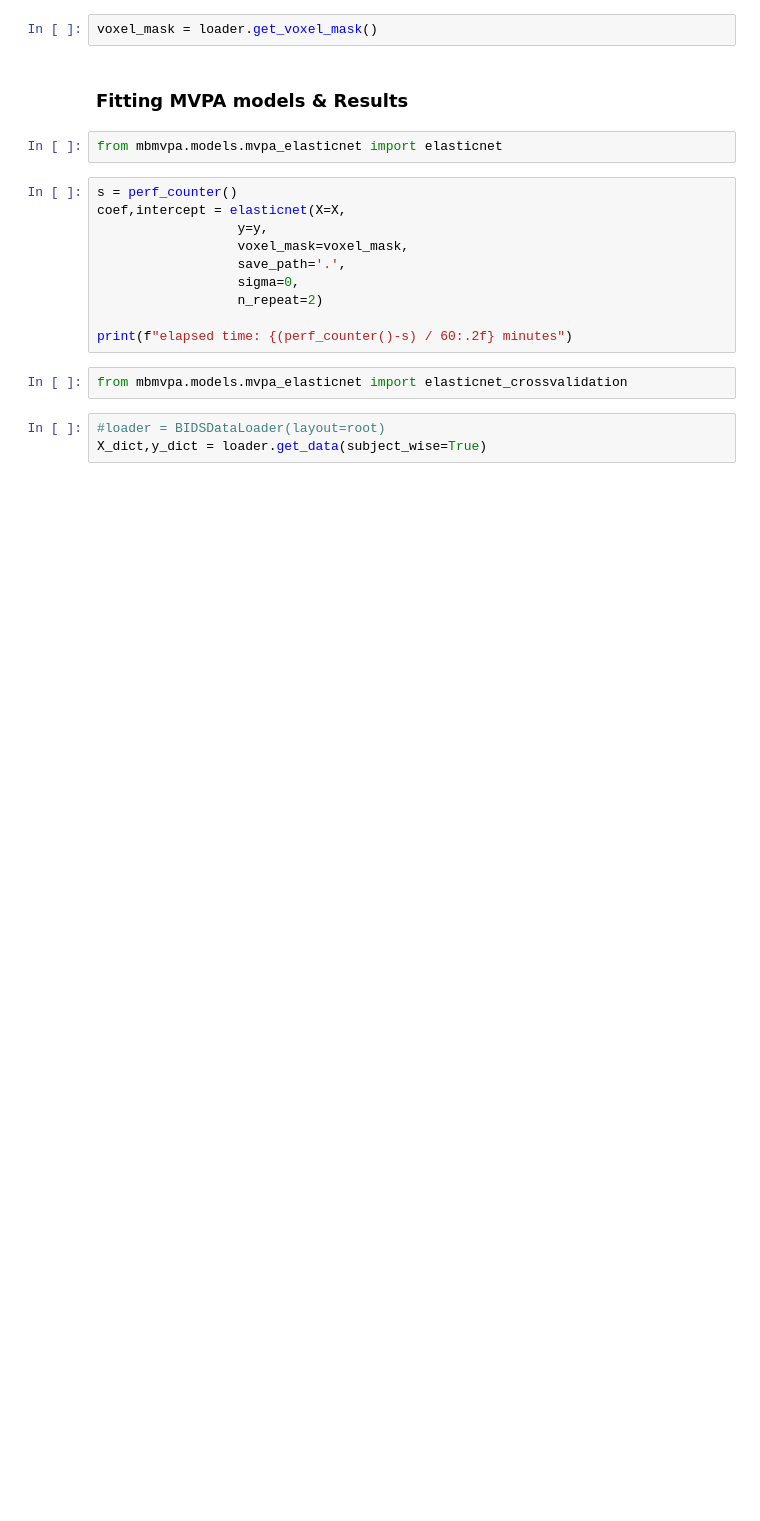
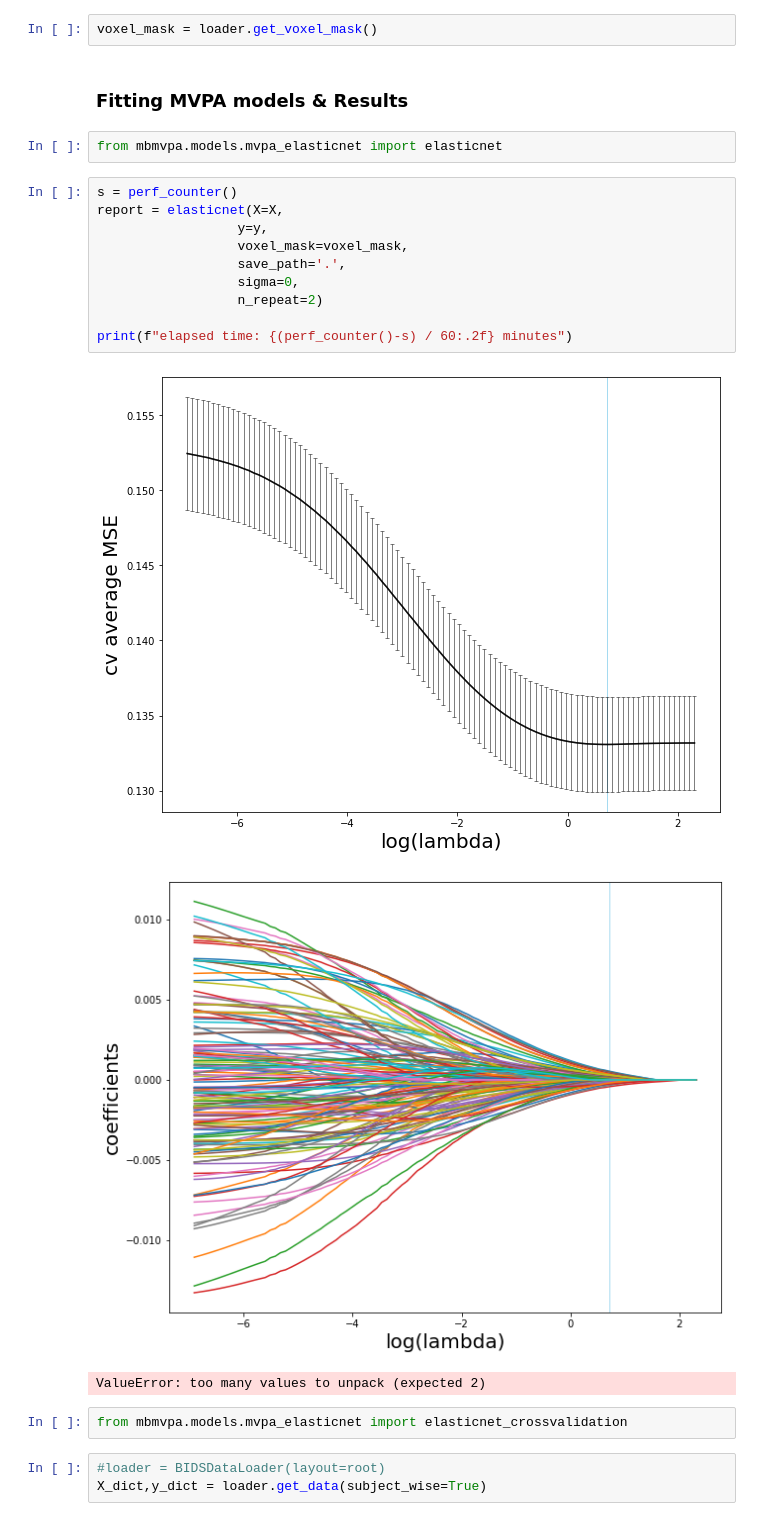
Before and after one commit to CCS-Lab/project_model_based_fmri, a Jupyter notebook: tutorials/tutorial_elasticnet_prl.ipynb, the cells around one changed output. Saved outputs shown, nothing was run; the diff lists cells and outputs as text; blank space fills up the shorter version.

```diff
--- a/tutorials/tutorial_elasticnet_prl.ipynb
+++ b/tutorials/tutorial_elasticnet_prl.ipynb
@@ -182,14 +198,18 @@ voxel_mask = loader.get_voxel_mask()
 from mbmvpa.models.mvpa_elasticnet import elasticnet
 # %%
 s = perf_counter()
-coef,intercept = elasticnet(X=X,
+report = elasticnet(X=X,
                   y=y,
                   voxel_mask=voxel_mask,
                   save_path='.',
                   sigma=0,
                   n_repeat=2)
 
 print(f"elapsed time: {(perf_counter()-s) / 60:.2f} minutes")
+# %% [output]
+[figure, added]
+[figure, added]
+ValueError: too many values to unpack (expected 2)
 # %%
 from mbmvpa.models.mvpa_elasticnet import elasticnet_crossvalidation
 # %%
```
Also changed, not shown: parts of 15 cells of this notebook, 14 other files.
